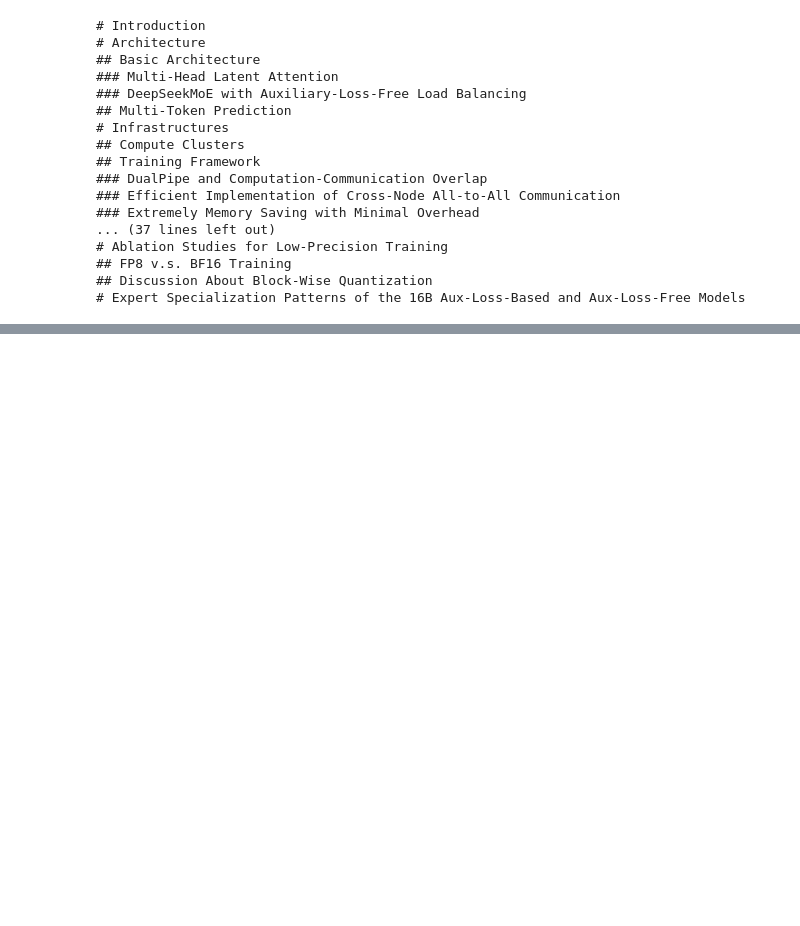
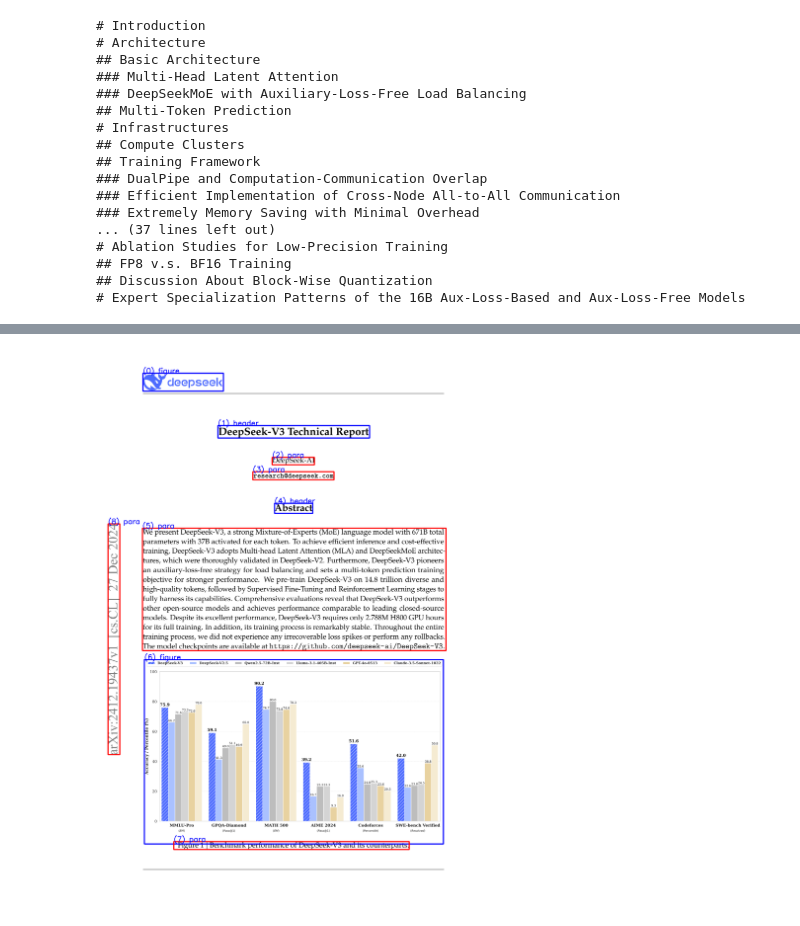
Before and after one commit to easyparser/easyparser, a Jupyter notebook: cookbook/88_pdf.ipynb, the cells around one changed output, grey strips where cells are left out. Cells and saved outputs as stored; diff of their text form; code cells hidden in the pictures; blank space fills up the shorter version.

```diff
--- a/cookbook/88_pdf.ipynb
+++ b/cookbook/88_pdf.ipynb
@@ -66,0 +107,11 @@ print(chunks[0].render())
+# %%
+# or you can use the built-in plotting function with output chunks as parameter
+from easyparser.util.plot import plot_pdf
+
+
+plot_pdf(pdf_path, child_chunks, output_path="./debug")
+
+image_path = "debug/page_0.png"
+Image.open(image_path)
+# %% [output]
+[figure, added]
```
Also changed, not shown: parts of 18 cells of this notebook, 1 other file.
